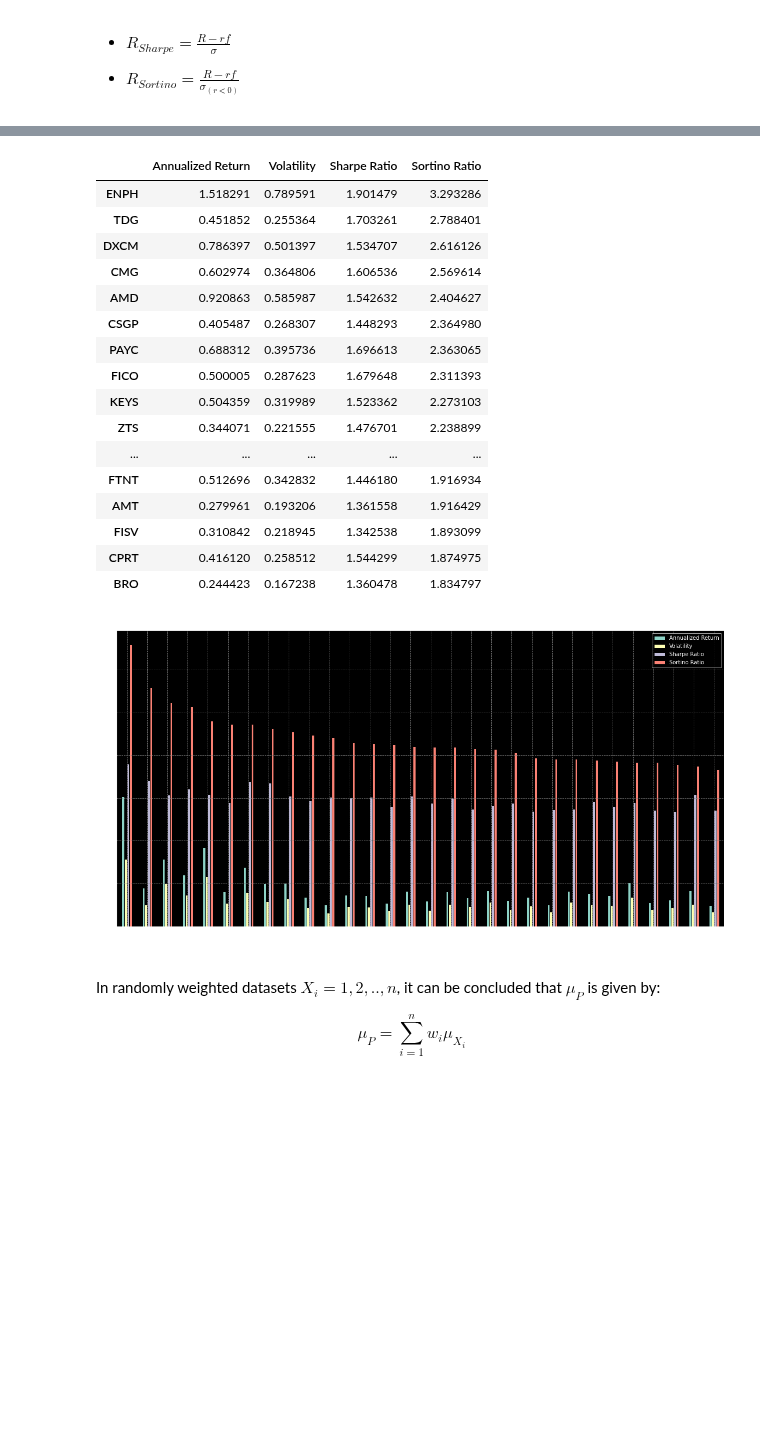
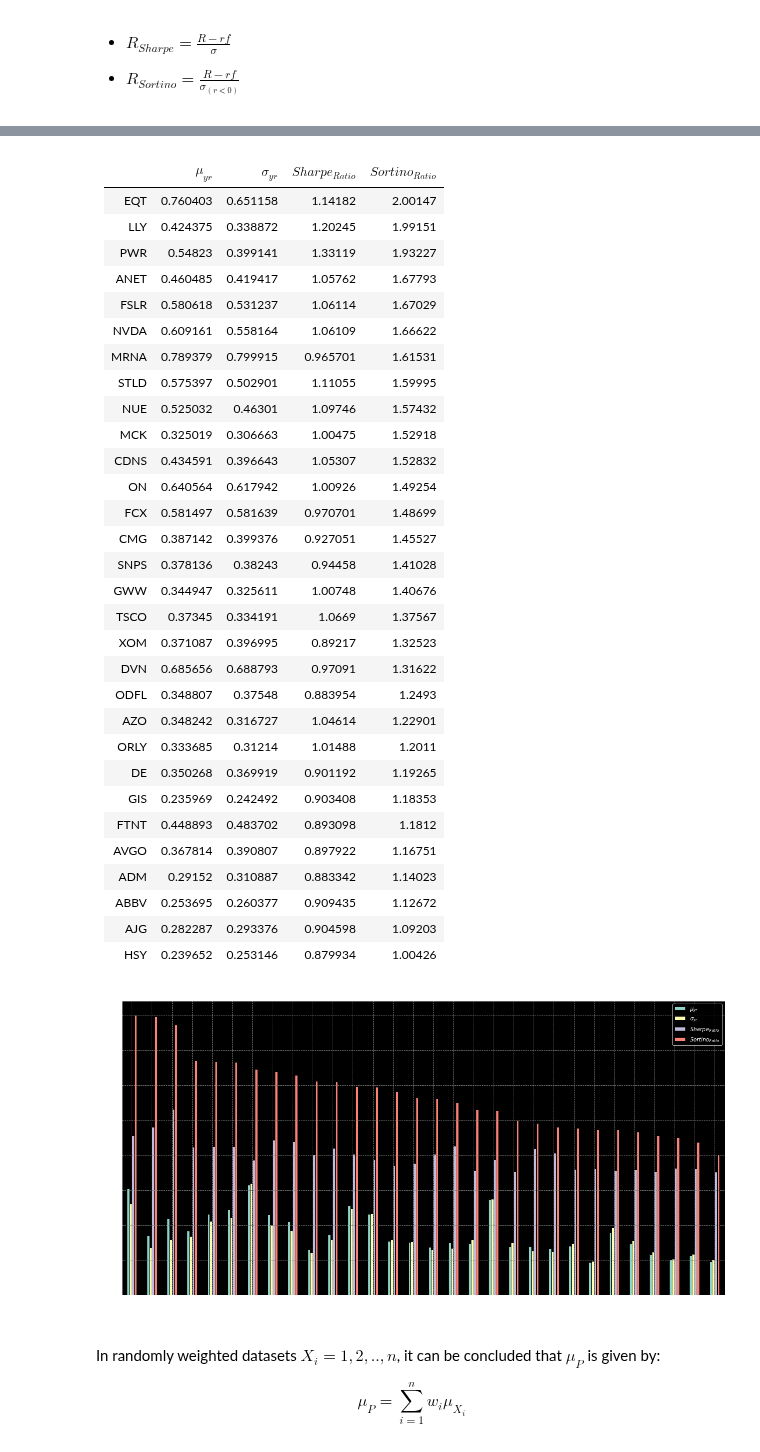
Before and after one commit to EMarquez7/Examen-de-Simulaci-n-2, a Jupyter notebook: Optimization.ipynb, the cells around one changed output, grey strips where cells are left out. Saved outputs shown, nothing was run; the diff lists cells and outputs as text; code cells hidden in the pictures; blank space fills up the shorter version.

```diff
--- a/Optimization.ipynb
+++ b/Optimization.ipynb
@@ -108,2 +106,2 @@ Now that we have downloaded in $5_m \forall$ $S\&P$ Quotes $\rightarrow$ $6_y$ w
 # %%
-data = pd.concat([dt.get_historical_price_data(tickers[i][j], 6) for i in range(0, len(tickers)) for j in range(0, len(tickers[i]))], axis=1)
+SP_Assets_f = pd.concat([dt.get_historical_price_data(tickers[i][j], 6) for i in range(0, len(tickers)) for j in range(0, len(tickers[i]))], axis=1)
@@ -136,2 +146,5 @@ data.tail()
 # %%
-SP_Assets = pd.read_csv("Data/sp500.csv", index_col=0)
+SP_r = pd.read_csv("Data/sp500_index.csv", index_col=0)
+SP_Assets_r = pd.read_csv("Data/sp500.csv", index_col=0)
+
+SP_r.shape, SP_Assets_r.shape
@@ -155,5 +191,5 @@ While the usage of a $\beta$ expressed in this case as $\beta$ = $\frac{Cov(R,R_
 # %%
-def selection_data(data, rf, title):
+def selection_data(data, index, rf, title):
     """
     Function to get selection summary and data with given metrics.
     Parameters:
@@ -168,45 +204,63 @@ def selection_data(data, rf, title):
         Summary statistics of data selection with sharpe/sortino ratios with given data.
     """
     returns = (data.pct_change()).iloc[1:, :].dropna(axis = 1)
-    # index_ret = (index.pct_change()).iloc[1:, :].dropna(axis = 1)
+    index_ret = (index.pct_change()).iloc[1:, :].dropna(axis = 1)
     mean_ret = returns.mean() * 252
     sharpe = (mean_ret - rf) / ( returns.std() * np.sqrt(252) )
     sortino = (mean_ret - rf) / ( returns[returns < 0].std() * np.sqrt(252) )
     treynor = (mean_ret - rf) / ( returns.mean() * 252 )
 
 
-    summary = pd.DataFrame({"Annualized Return" : mean_ret, "Volatility" : returns.std() * np.sqrt(252),
-                            "Sharpe Ratio" : sharpe, "Sortino Ratio" : sortino})
+    summary = pd.DataFrame({"$\mu_{yr}$" : mean_ret, "$\sigma_{yr}$" : returns.std() * np.sqrt(252),
+                            "$Sharpe_{Ratio}$" : sharpe, "$Sortino_{Ratio}$" : sortino})
 
-    summary = summary.nlargest(30, "Sharpe Ratio").nlargest(30, "Sortino Ratio")
+    summary = summary.nlargest(30, "$Sharpe_{Ratio}$").nlargest(30, "$Sortino_{Ratio}$")
 
     bars = summary.plot.bar(figsize=(20, 10), rot=90, title=title, fontsize=15, grid=True, edgecolor="black", linewidth=1)
     plt.grid(color='gray', linestyle='--')
 
+    summary = d.Markdown(tabulate(summary, headers = "keys", tablefmt = "pipe"))
+
     return summary, bars
 # %%
-Asset_Selection18_20 = selection_data(SP_Assets.loc["2018-01-02":"2020-01-02"], 0.0169, "S&P500 Asset Selection 2018-2020")[0]
+today = (datetime.date.today()).strftime("%Y-%m-%d")
+BestSP_PostCovid = selection_data(SP_Assets.loc["2020-03-02":today], 0.0169, "S&P500 Asset Selection 2018-2020")[0]
 
-Asset_Selection18_20
+BestSP_PostCovid
 # %% [output]
-|  | Annualized Return | Volatility | Sharpe Ratio | Sortino Ratio |
-| ENPH | 1.518291 | 0.789591 | 1.901479 | 3.293286 |
-| TDG | 0.451852 | 0.255364 | 1.703261 | 2.788401 |
-| DXCM | 0.786397 | 0.501397 | 1.534707 | 2.616126 |
-| CMG | 0.602974 | 0.364806 | 1.606536 | 2.569614 |
-| AMD | 0.920863 | 0.585987 | 1.542632 | 2.404627 |
-| CSGP | 0.405487 | 0.268307 | 1.448293 | 2.364980 |
-| PAYC | 0.688312 | 0.395736 | 1.696613 | 2.363065 |
-| FICO | 0.500005 | 0.287623 | 1.679648 | 2.311393 |
-| KEYS | 0.504359 | 0.319989 | 1.523362 | 2.273103 |
-| ZTS | 0.344071 | 0.221555 | 1.476701 | 2.238899 |
-| ... | ... | ... | ... | ... |
-| FTNT | 0.512696 | 0.342832 | 1.446180 | 1.916934 |
-| AMT | 0.279961 | 0.193206 | 1.361558 | 1.916429 |
-| FISV | 0.310842 | 0.218945 | 1.342538 | 1.893099 |
-| CPRT | 0.416120 | 0.258512 | 1.544299 | 1.874975 |
-| BRO | 0.244423 | 0.167238 | 1.360478 | 1.834797 |
+|      |   $\mu_{yr}$ |   $\sigma_{yr}$ |   $Sharpe_{Ratio}$ |   $Sortino_{Ratio}$ |
+|:-----|-------------:|----------------:|-------------------:|--------------------:|
+| EQT  |     0.760403 |        0.651158 |           1.14182  |             2.00147 |
+| LLY  |     0.424375 |        0.338872 |           1.20245  |             1.99151 |
+| PWR  |     0.54823  |        0.399141 |           1.33119  |             1.93227 |
+| ANET |     0.460485 |        0.419417 |           1.05762  |             1.67793 |
+| FSLR |     0.580618 |        0.531237 |           1.06114  |             1.67029 |
+| NVDA |     0.609161 |        0.558164 |           1.06109  |             1.66622 |
+| MRNA |     0.789379 |        0.799915 |           0.965701 |             1.61531 |
+| STLD |     0.575397 |        0.502901 |           1.11055  |             1.59995 |
+| NUE  |     0.525032 |        0.46301  |           1.09746  |             1.57432 |
+| MCK  |     0.325019 |        0.306663 |           1.00475  |             1.52918 |
+| CDNS |     0.434591 |        0.396643 |           1.05307  |             1.52832 |
+| ON   |     0.640564 |        0.617942 |           1.00926  |             1.49254 |
+| FCX  |     0.581497 |        0.581639 |           0.970701 |             1.48699 |
+| CMG  |     0.387142 |        0.399376 |           0.927051 |             1.45527 |
+| SNPS |     0.378136 |        0.38243  |           0.94458  |             1.41028 |
+| GWW  |     0.344947 |        0.325611 |           1.00748  |             1.40676 |
+| TSCO |     0.37345  |        0.334191 |           1.0669   |             1.37567 |
+| XOM  |     0.371087 |        0.396995 |           0.89217  |             1.32523 |
+| DVN  |     0.685656 |        0.688793 |           0.97091  |             1.31622 |
+| ODFL |     0.348807 |        0.37548  |           0.883954 |             1.2493  |
+| AZO  |     0.348242 |        0.316727 |           1.04614  |             1.22901 |
+| ORLY |     0.333685 |        0.31214  |           1.01488  |             1.2011  |
+| DE   |     0.350268 |        0.369919 |           0.901192 |             1.19265 |
+| GIS  |     0.235969 |        0.242492 |           0.903408 |             1.18353 |
+| FTNT |     0.448893 |        0.483702 |           0.893098 |             1.1812  |
+| AVGO |     0.367814 |        0.390807 |           0.897922 |             1.16751 |
+| ADM  |     0.29152  |        0.310887 |           0.883342 |             1.14023 |
+| ABBV |     0.253695 |        0.260377 |           0.909435 |             1.12672 |
+| AJG  |     0.282287 |        0.293376 |           0.904598 |             1.09203 |
+| HSY  |     0.239652 |        0.253146 |           0.879934 |             1.00426 |
-[figure, old version]
+[figure, new version]
 # %% [markdown]
 In randomly weighted datasets $X_i=1,2,.., n$, it can be concluded that $\mu_P$ is given by:<br>
 
```
Also changed, not shown: parts of 20 cells of this notebook, 2 other files.
